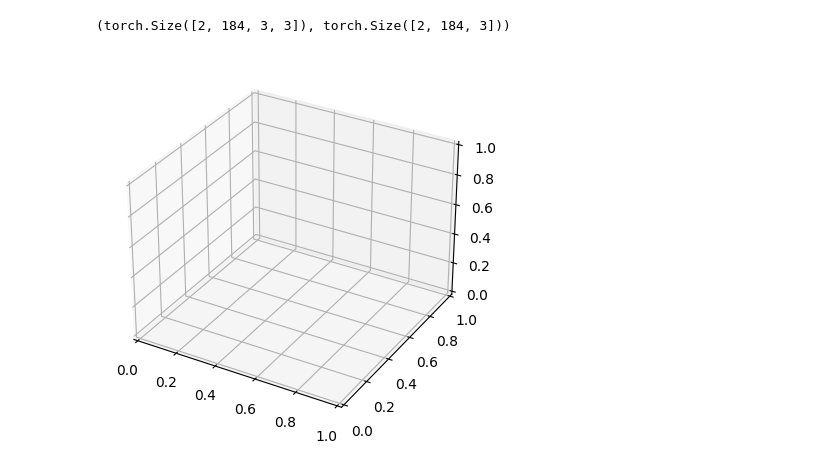
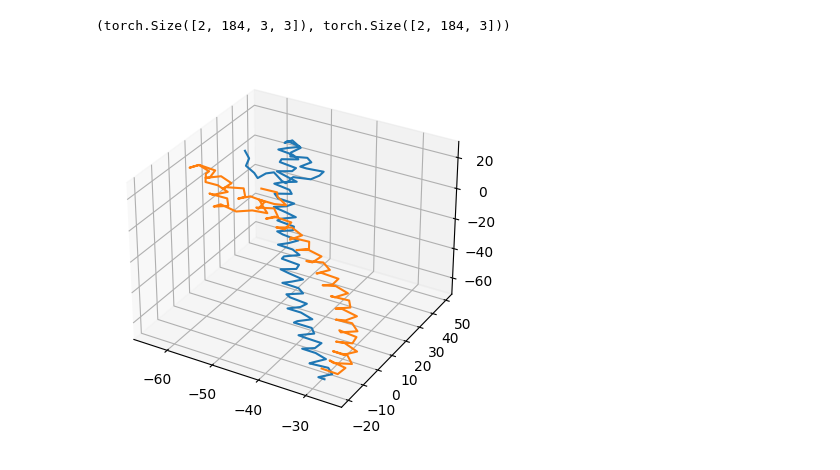
Before and after one commit to dohlee/protstruc, a Jupyter notebook: docs/tutorials/backbone_orientations_and_translations.ipynb, the cells around one changed output. Drawn from its saved outputs; the diff is of its cells as text; code cells hidden in the pictures.

```diff
--- a/docs/tutorials/backbone_orientations_and_translations.ipynb
+++ b/docs/tutorials/backbone_orientations_and_translations.ipynb
@@ -12,14 +12,20 @@ orientations.shape, translations.shape
 # %% [output]
 (torch.Size([2, 184, 3, 3]), torch.Size([2, 184, 3]))
 # %%
+
 fig = plt.figure()
 ax = fig.add_subplot(projection='3d')
 
-# plot backbone CA atoms
-ax.scatter(
-    translations[0, :, 0],
-    translations[0, :, 1],
-    translations[0, :, 2],
-)
+prt_idx = 1
+chain_idx = sb.get_chain_idx()
+
+for idx in [0, 1]:
+    chain_mask = chain_idx[prt_idx] == idx
+    # plot backbone CA atoms
+    ax.plot(
+        translations[prt_idx, chain_mask, 0].numpy(),
+        translations[prt_idx, chain_mask, 1].numpy(),
+        translations[prt_idx, chain_mask, 2].numpy(),
+    )
 # %% [output]
-[figure, old version]
+[figure, new version]
```
Also changed, not shown: 1 other file.
